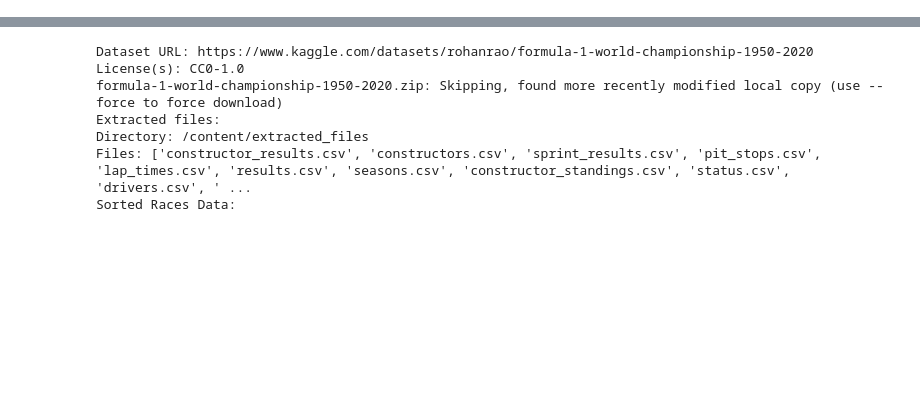
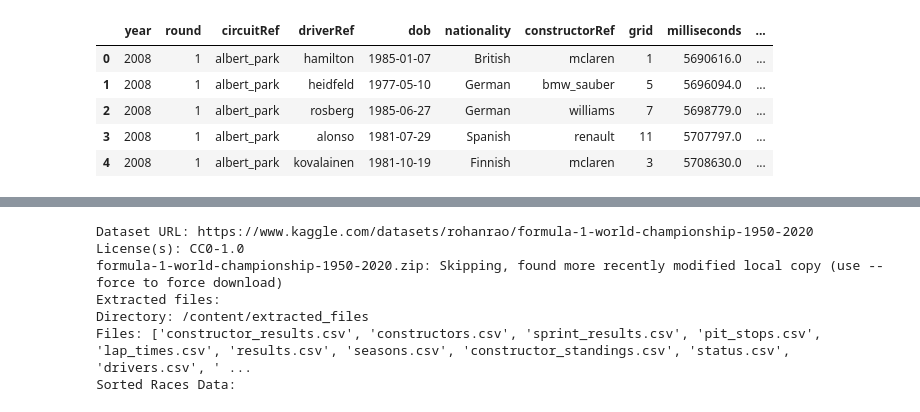
Before and after one commit to HeedfulMoss/ML-F1-Prediction-Project, a Jupyter notebook: processing/Data_processing.ipynb, the cells around one changed output, grey strips where cells are left out. Cells and saved outputs as stored; diff of their text form; code cells hidden in the pictures; blank space fills up the shorter version.

```diff
--- a/processing/Data_processing.ipynb
+++ b/processing/Data_processing.ipynb
@@ -0,0 +46,23 @@
+# %%
+# prompt: Using dataframe results_df: merge results_df with races_df based on raceId, from raceId we want year, round, circuitRef, and url.
+
+# Merge the two dataframes based on the 'raceId' column.
+# We are selecting specific columns from the 'races_df' dataframe to include in the merged dataframe.
+results_df = pd.merge(results_df, races_df[['raceId', 'year', 'round', 'circuitRef', 'url']], on='raceId', how='left')
+
+# prompt: merge results_df with drivers_df based on driverId, from driverId we want driverRef, dob, and nationality
+
+# Merge results_df with drivers_df based on driverId
+# Select driverRef, dob, and nationality from drivers_df
+results_df = pd.merge(results_df, drivers_df[['driverId', 'driverRef', 'dob', 'nationality']], on='driverId', how='left')
+
+# prompt: merge results_df with constructors_df based on constructorId, from constructorId we want constructorRef
+
+# Merge results_df with constructors_df based on constructorId
+# Select constructorRef from constructors_df
+results_df = pd.merge(results_df, constructors_df[['constructorId', 'constructorRef']], on='constructorId', how='left')
+
+# prompt: merge results_df with status_df based on statusId, from statusId we want status
+
+# Merge results_df with status_df based on statusId
+results_df = pd.merge(results_df, status_df[['statusId', 'status']], on='statusId', how='left')
@@ -0,0 +72,17 @@
+# %%
+# prompt: from results_df print the year 2019, from column order: year, round, circuitRef, driverRef, dob, nationality, constructorRef, grid, milliseconds, status, points, positionOrder, and url
+
+# Select data for the year 2019
+formatted_results_df = results_df
+
+# Specify the desired column order
+columns = ['year', 'round', 'circuitRef', 'driverRef', 'dob', 'nationality', 'constructorRef', 'grid', 'milliseconds', 'status', 'points', 'positionOrder','url']
+
+# Reorder the columns in the DataFrame
+formatted_results_df = results_df[columns]
+
+# prompt: from formatted_results_df replace cells containing "\N" with NaN instead for column milliseconds
+
+formatted_results_df['milliseconds'] = pd.to_numeric(formatted_results_df['milliseconds'], errors='coerce')
+
+formatted_results_df.to_csv('formatted_results_df.csv', index=False)
@@ -0,0 +550,9 @@
+# %%
+formatted_results_df.head()
+# %% [output]
+|  | year | round | circuitRef | driverRef | dob | nationality | constructorRef | grid | milliseconds | ... |
+| 0 | 2008 | 1 | albert_park | hamilton | 1985-01-07 | British | mclaren | 1 | 5690616.0 | ... |
+| 1 | 2008 | 1 | albert_park | heidfeld | 1977-05-10 | German | bmw_sauber | 5 | 5696094.0 | ... |
+| 2 | 2008 | 1 | albert_park | rosberg | 1985-06-27 | German | williams | 7 | 5698779.0 | ... |
+| 3 | 2008 | 1 | albert_park | alonso | 1981-07-29 | Spanish | renault | 11 | 5707797.0 | ... |
+| 4 | 2008 | 1 | albert_park | kovalainen | 1981-10-19 | Finnish | mclaren | 3 | 5708630.0 | ... |
```
Also changed, not shown: parts of 37 cells of this notebook.
